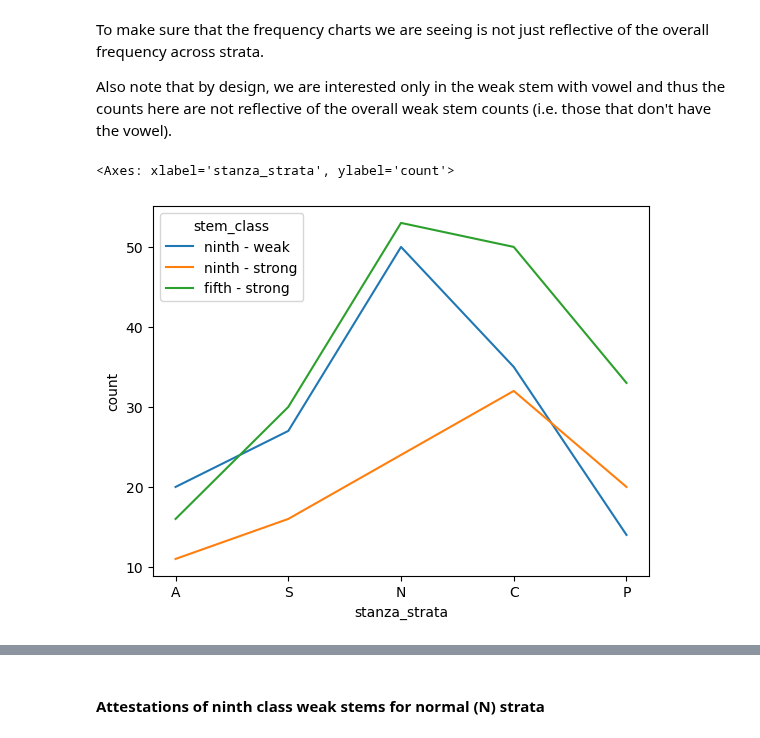
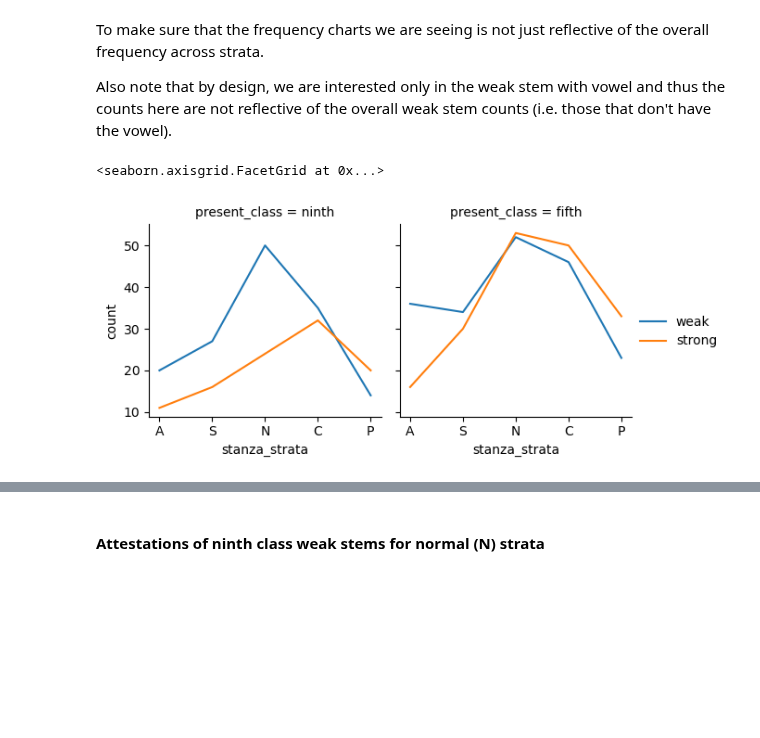
Before and after one commit to anupdhml/sanskrit_ninth_class_meter, a Jupyter notebook: 6_analysis.ipynb, the cells around one changed output, grey strips where cells are left out. Cells and saved outputs as stored; diff of their text form; code cells hidden in the pictures; blank space fills up the shorter version.

Commit message:
Add plots of stem class and line counts over strata
Signed-off-by: Anup Dhamala <anupdhml+git@gmail.com>

```diff
--- a/6_analysis.ipynb
+++ b/6_analysis.ipynb
@@ -420,19 +420,22 @@ No discernible pattern.
 To make sure that the frequency charts we are seeing is not just reflective of the overall frequency across strata.
 
 Also note that by design, we are interested only in the weak stem with vowel and thus the counts here are not reflective of the overall weak stem counts (i.e. those that don't have the vowel).
-# %%
-# without grouping by scansion_expected
-df_stem_strata_counts_total = df_stem_strata_counts \
-    .groupby(["stem_class", "stanza_strata"])["count"] \
-    .agg("sum") \
-    .to_frame("count").reset_index() \
-    .query("stanza_strata in ['A', 'S', 'N', 'C', 'P']") \
-    .sort_values(
-        ["stem_class", "stanza_strata"],
-        ascending=[False, True]
-    )
-
-sns.lineplot(x='stanza_strata', y='count', hue='stem_class', data=df_stem_strata_counts_total)
-# %% [output]
-<Axes: xlabel='stanza_strata', ylabel='count'>
-[figure, removed]
+# %%
+# without grouping by scansion_expected
+df_stem_strata_counts = df_rv_lines_with_meter_filtered[COLUMNS_BASE] \
+    .groupby([
+        "present_class", "stem_type", "stanza_strata"
+    ]) \
+    .size().to_frame("count").reset_index() \
+    .query("stanza_strata in ['A', 'S', 'N', 'C', 'P']") \
+    .sort_values(
+        ["present_class", "stem_type", "stanza_strata"],
+        ascending=[False, False, True]
+    )
+
+g = sns.FacetGrid(col='present_class', data=df_stem_strata_counts)
+g.map(sns.lineplot, 'stanza_strata', 'count', 'stem_type')
+g.add_legend()
+# %% [output]
+<seaborn.axisgrid.FacetGrid at 0x...>
+[figure, added]
```
Also changed, not shown: parts of 5 cells of this notebook.
